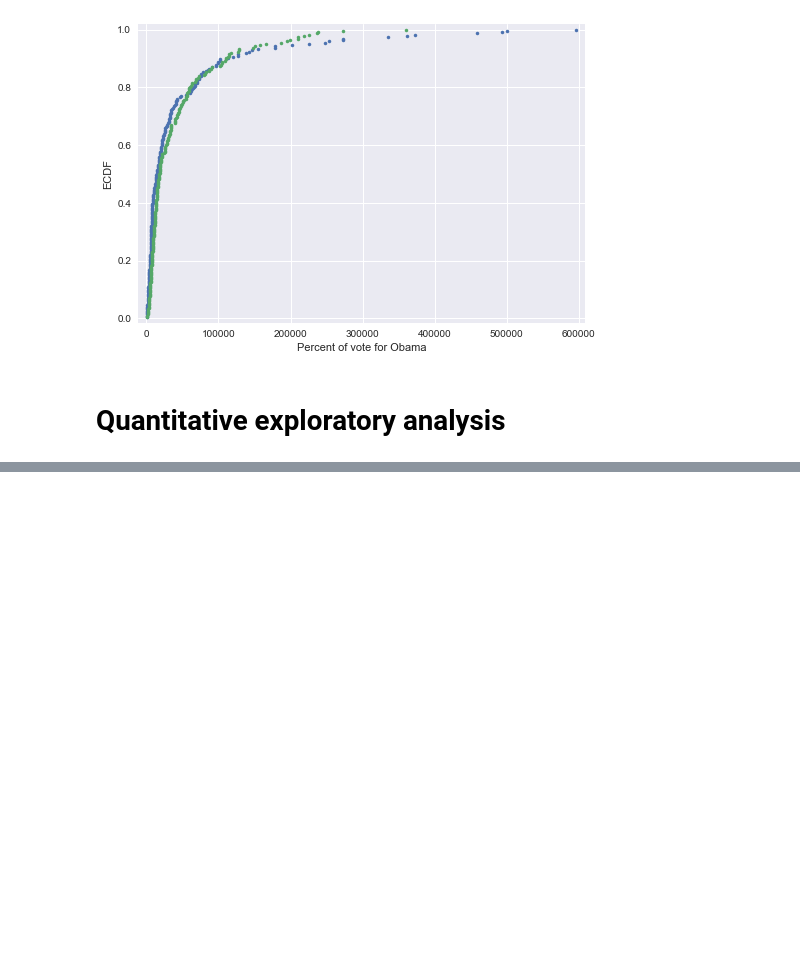
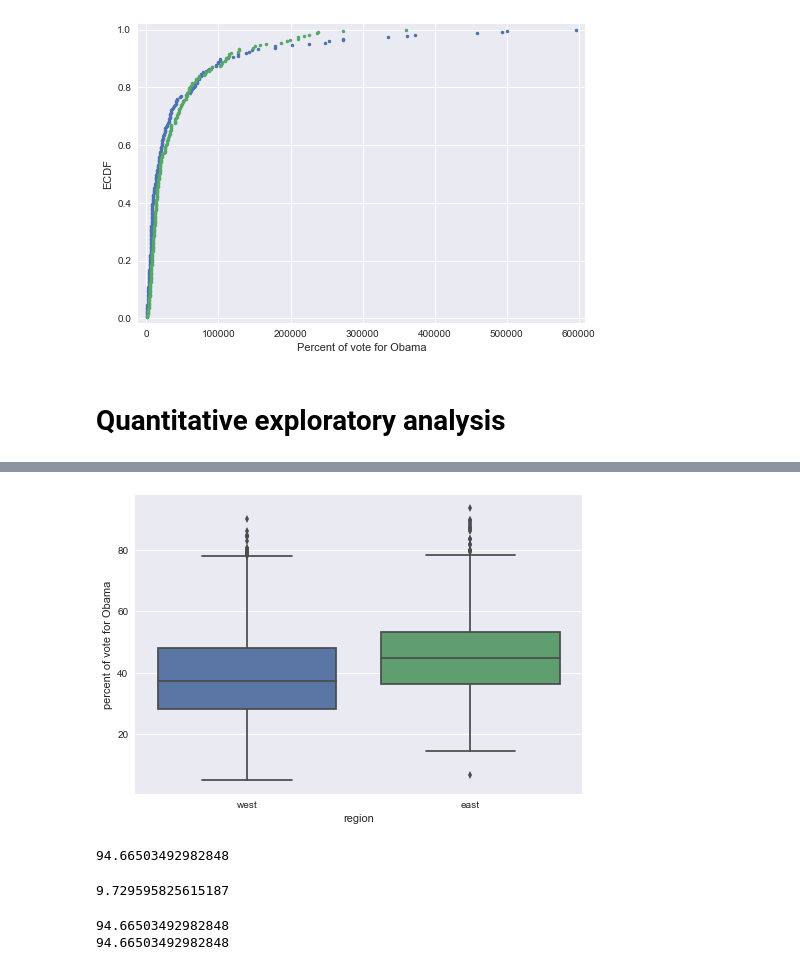
Before and after one commit to iamjz/Python-Data, a Jupyter notebook: StatisticalThinking1.ipynb, the cells around one changed output, grey strips where cells are left out. Drawn from its saved outputs; the diff is of its cells as text; code cells hidden in the pictures; blank space fills up the shorter version.

```diff
--- a/StatisticalThinking1.ipynb
+++ b/StatisticalThinking1.ipynb
@@ -99,4 +99,8 @@ plt.show()
 # Quantitative exploratory analysis
 # %%
 import pandas as pd
+import seaborn as sns
 import numpy as np
+import matplotlib.pyplot as plt
+
+sns.set()
@@ -102,0 +136,3 @@ import numpy as np
+# %%
+df_all_states = pd.read_csv("datasets/st1/2008_all_states.csv")
+df_all_states.head()
@@ -102,0 +146,28 @@ import numpy as np
+# %%
+_ = sns.boxplot(x = "east_west", y = "dem_share", data = df_all_states)
+_ = plt.xlabel("region")
+_ = plt.ylabel("percent of vote for Obama")
+
+plt.show()
+# %% [output]
+[figure, added]
+# %%
+np.var(dem_share_PA)
+# %% [output]
+94.66503492982848
+# %%
+np.std(dem_share_PA)
+# %% [output]
+9.729595825615187
+# %%
+difference = dem_share_PA - np.mean(dem_share_PA)
+diff_sq = difference ** 2
+variance_explicit = np.mean(diff_sq)
+
+variance_np = np.var(dem_share_PA)
+
+print(variance_explicit)
+print(variance_np)
+# %% [output]
+94.66503492982848
+94.66503492982848
```
Also changed, not shown: parts of 9 cells of this notebook.
